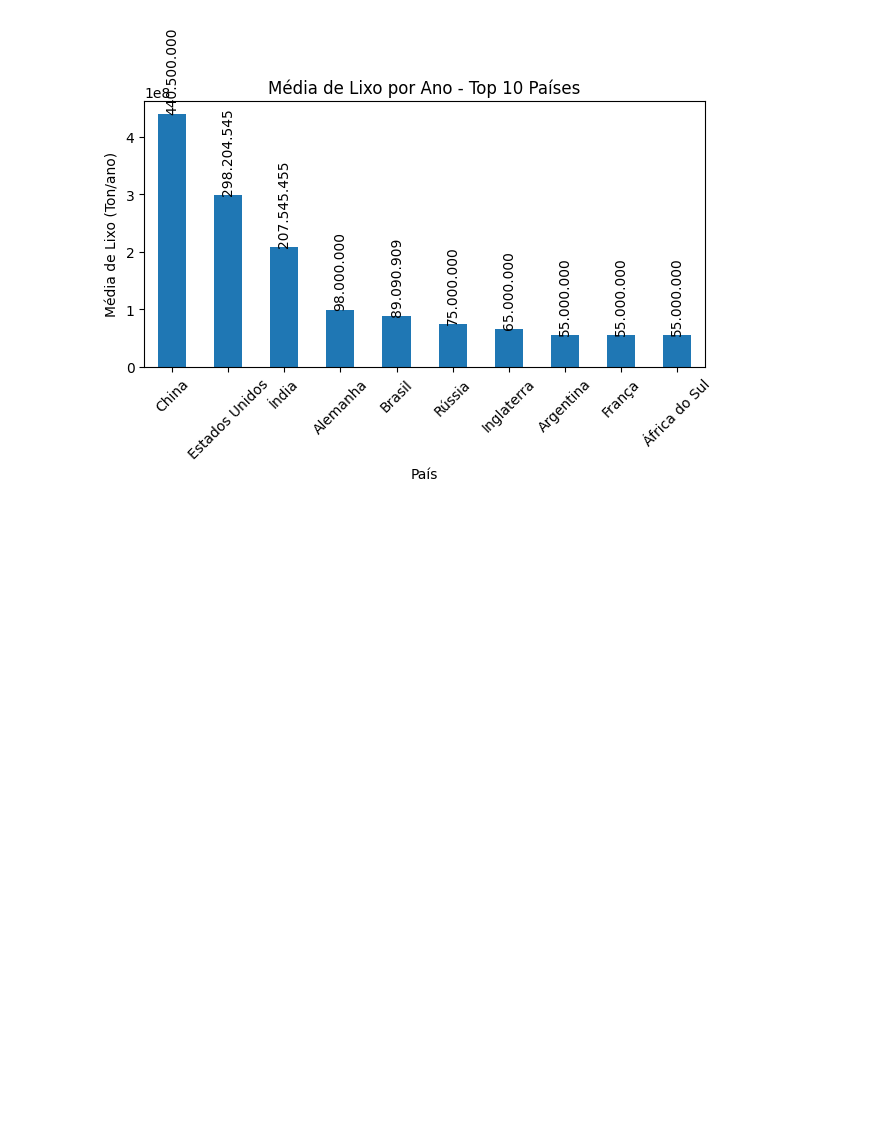
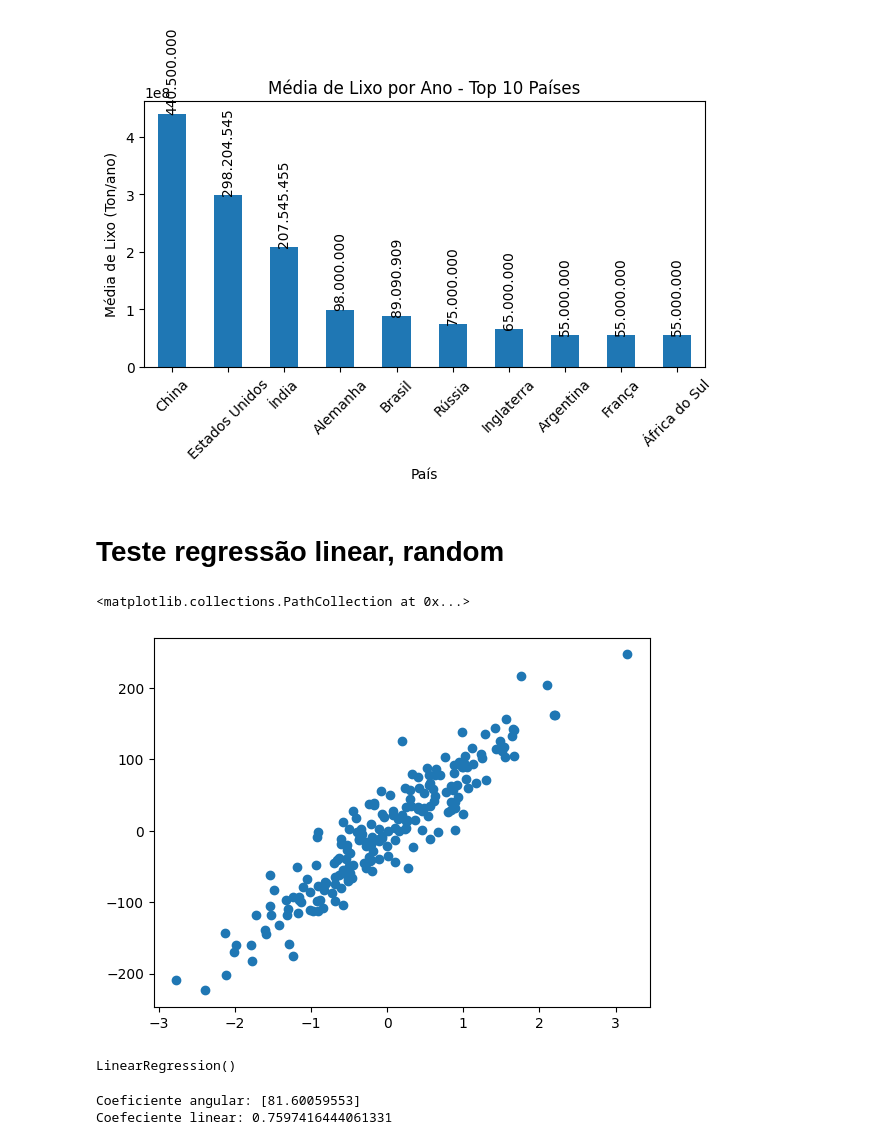
Before and after one commit to rafaelflorentino/Python, a Jupyter notebook: IA/Projeto_lixo/collab.ipynb, the cells around one changed output. Cells and saved outputs as stored; diff of their text form; code cells hidden in the pictures; blank space fills up the shorter version.

Commit message:
regressão linear

```diff
--- a/IA/Projeto_lixo/collab.ipynb
+++ b/IA/Projeto_lixo/collab.ipynb
@@ -1285,3 +1285,5 @@ plt.tight_layout()
 plt.show()
 # %% [output]
 [figure]
+# %% [markdown]
+# Teste regressão linear, random
@@ -1287,0 +1295,25 @@ plt.show()
+# %%
+# Criando uma amostra randomica = make_regression
+x,y = make_regression(n_samples=200, n_features=1, noise=30)
+plt.scatter(x,y)
+# %% [output]
+<matplotlib.collections.PathCollection at 0x...>
+[figure, added]
+# %%
+# Treinar o modelo
+modelo = LinearRegression()
+modelo.fit(x,y)
+# %% [output]
+LinearRegression()
+# %%
+a_coeff = modelo.coef_ # angular
+l_coeff = modelo.intercept_ # linear
+
+print('Coeficiente angular: {0}\nCoefeciente linear: {1}'.format(a_coeff,l_coeff))
+
+# Função que monta a reta, explicada, é gerada uma equação do 2 grau:
+# y = a + b * x
+# y = l_coeff + a_coeff * x
+# %% [output]
+Coeficiente angular: [81.60059553]
+Coefeciente linear: 0.7597416444061331
```
Also changed, not shown: parts of 47 cells of this notebook.
